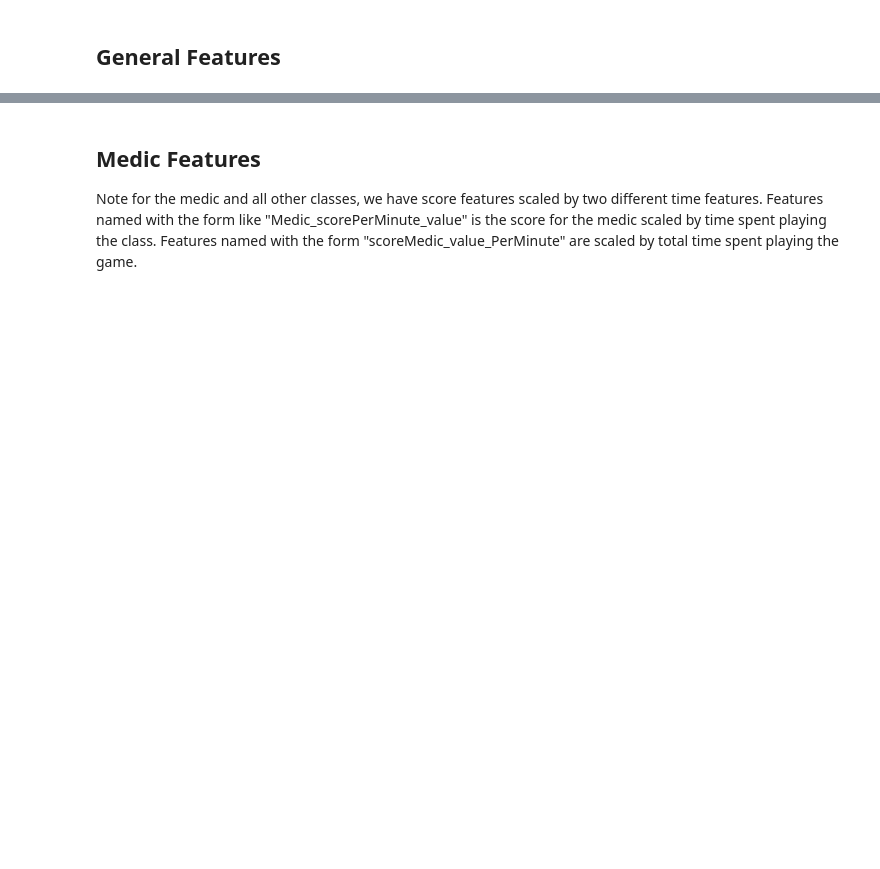
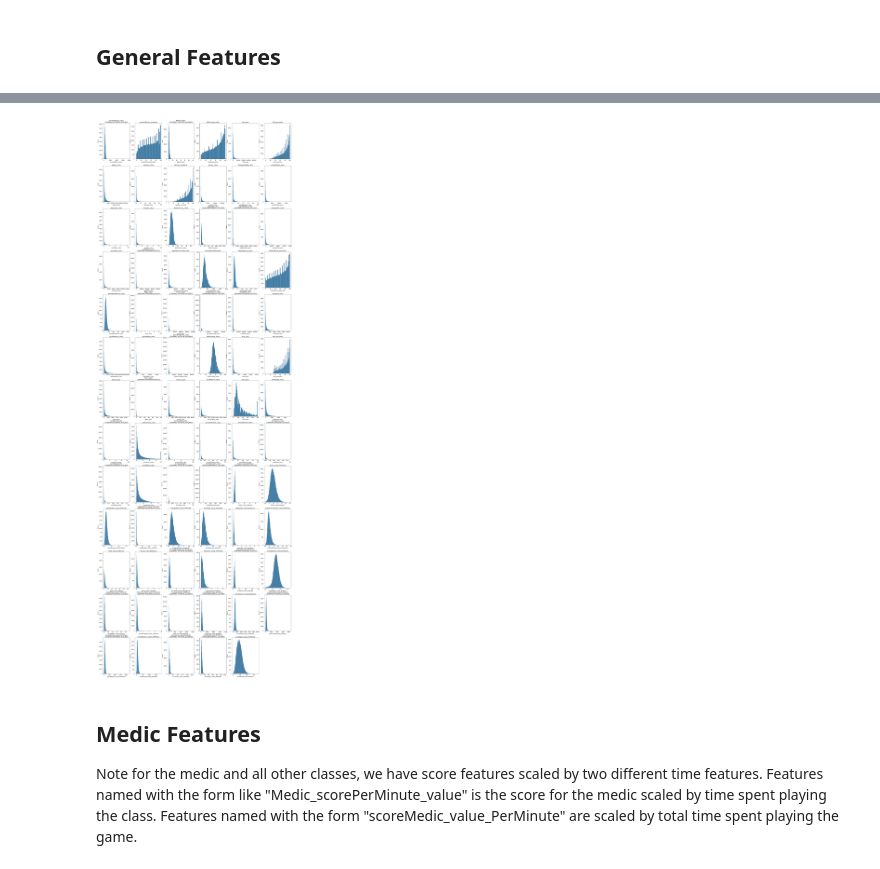
Before and after one commit to penichols10/Battlefield_players, a Jupyter notebook: analysis.ipynb, the cells around one changed output, grey strips where cells are left out. Cells and saved outputs as stored; diff of their text form; code cells hidden in the pictures; blank space fills up the shorter version.

```diff
--- a/analysis.ipynb
+++ b/analysis.ipynb
@@ -222,7 +158 @@ df[general_features].describe()
 8 rows × 77 columns
-# %%
-for feature in df.columns:
-    if df[feature].dtype == np.int64:
-        print(feature, df[feature].dtype)
-    elif 'minute' in feature.lower():
-        print(feature, df[feature].dtype)
@@ -255,3 +171,43 @@ plot_features(general_feature_non_rate, 8, 6, 30, 30, alternate_num_bins=0)
+# %%
+def freedman_diaconis(sub_df, feature):
+    '''
+    Calculates the number of bins using the Freedman-Diaconis rule
+    '''
+    q_25 = np.quantile(sub_df, q=0.25)
+    q_75 = np.quantile(sub_df, q=0.75)
+    iqr = q_75-q_25
+    width = 2*iqr*(len(sub_df)**(-1/3))
+    n_bins = (np.max(sub_df) - np.min(sub_df))/width
+    return int(n_bins)
+
+def get_n_bins(df, feature, threshold):
+    '''
+    Calculates number of bins using freedman diaconis rule. If the rule leads to too many bins,
+    return bins calculated using square root rule.
+    '''
+    sub_df = df[df[feature].notna()][feature]
+    n_freedman = freedman_diaconis(sub_df, feature)
+    if n_freedman > threshold:
+        return int(np.sqrt(len(sub_df))), np.quantile(sub_df, q=0.99)
+    else:
+        return int(n_freedman), 'freedman'
+# %%
+fig, axes = plt.subplots(13, 6, figsize=(30, 90))
+for ax, feat in zip(np.ravel(axes), general_features[1:]):
+    bins, max_range = get_n_bins(df, feat, 1000)
+
+    if type(max_range) == str:
+        sns.histplot(data=df, x=feat, ax=ax)
+        ax.set_title(f'{feat}')
+    else:
+        sns.histplot(data=df, x=feat, ax=ax, bins=bins, binrange=(0, max_range*10))
+        ax.set_title(f'{feat}\n (CONTAINS POTENTIAL OUTLIERS)')
+
+for i, ax in enumerate(np.ravel(axes)):
+        if i > len(general_features[1:])-1:
+            ax.axis('off')
+# %% [output]
+[figure, added]
 # %% [markdown]
 ## Medic Features
 Note for the medic and all other classes, we have score features scaled by two different time features. Features named with the form like "Medic_scorePerMinute_value" is the score for the medic scaled by time spent playing the class. Features named with the form "scoreMedic_value_PerMinute" are scaled by total time spent playing the game.
```
Also changed, not shown: parts of 87 cells of this notebook.
